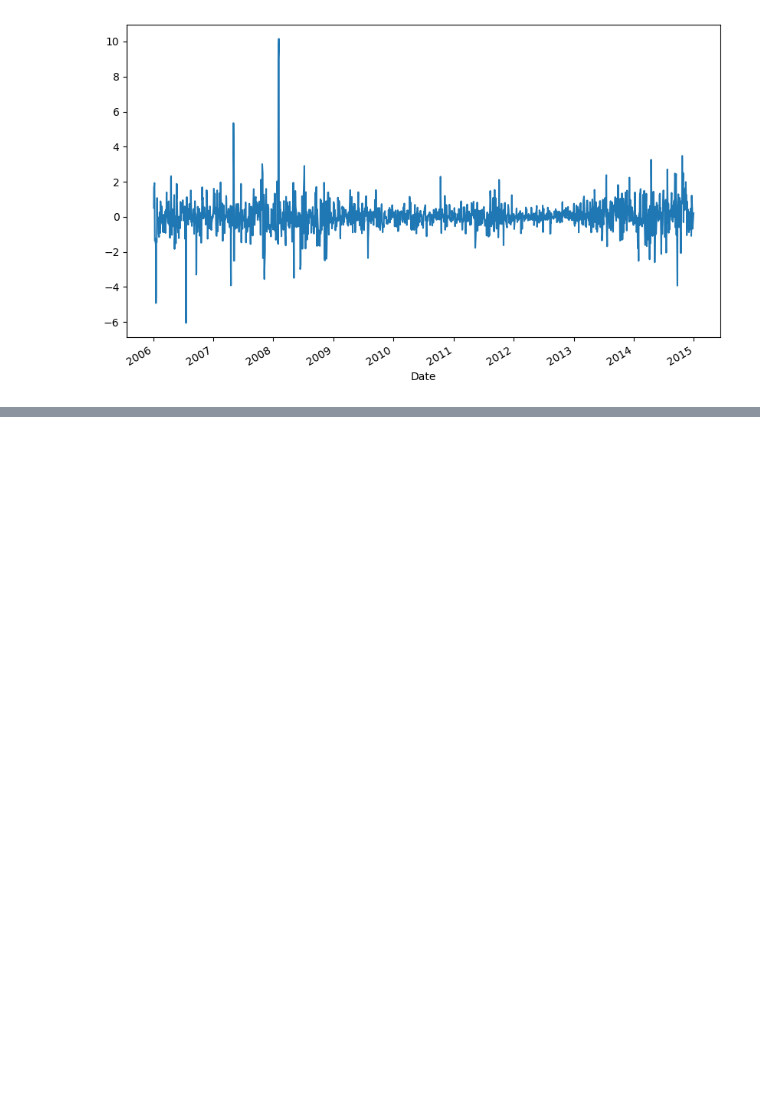
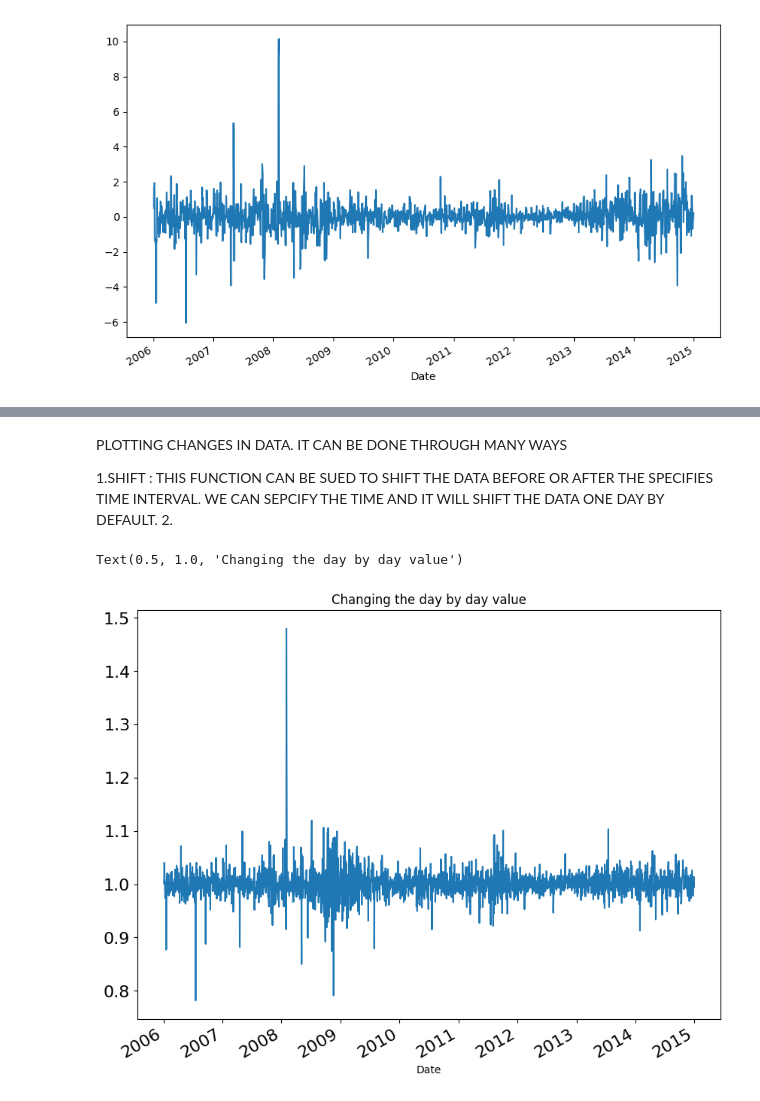
Before and after one commit to V-Adithya/DAV-Python, a Jupyter notebook: DAV Labsheet 9.ipynb, the cells around one changed output, grey strips where cells are left out. Cells and saved outputs as stored; diff of their text form; code cells hidden in the pictures; blank space fills up the shorter version.

```diff
--- a/DAV Labsheet 9.ipynb
+++ b/DAV Labsheet 9.ipynb
@@ -108,0 +119,12 @@ df.High.diff(2).plot(figsize=(10,6))
+# %% [markdown]
+PLOTTING CHANGES IN DATA. IT CAN BE DONE THROUGH MANY WAYS
+
+1.SHIFT : THIS FUNCTION CAN BE SUED TO SHIFT THE DATA BEFORE OR AFTER THE SPECIFIES TIME INTERVAL. WE CAN SEPCIFY THE TIME AND IT WILL SHIFT THE DATA ONE DAY BY DEFAULT.
+2.
+# %%
+df['Change']=df.Close.div(df.Close.shift())
+df['Change'].plot(figsize=(10,8),fontsize=16)
+plt.title("Changing the day by day value")
+# %% [output]
+Text(0.5, 1.0, 'Changing the day by day value')
+[figure, added]
```
Also changed, not shown: parts of 3 cells of this notebook.
